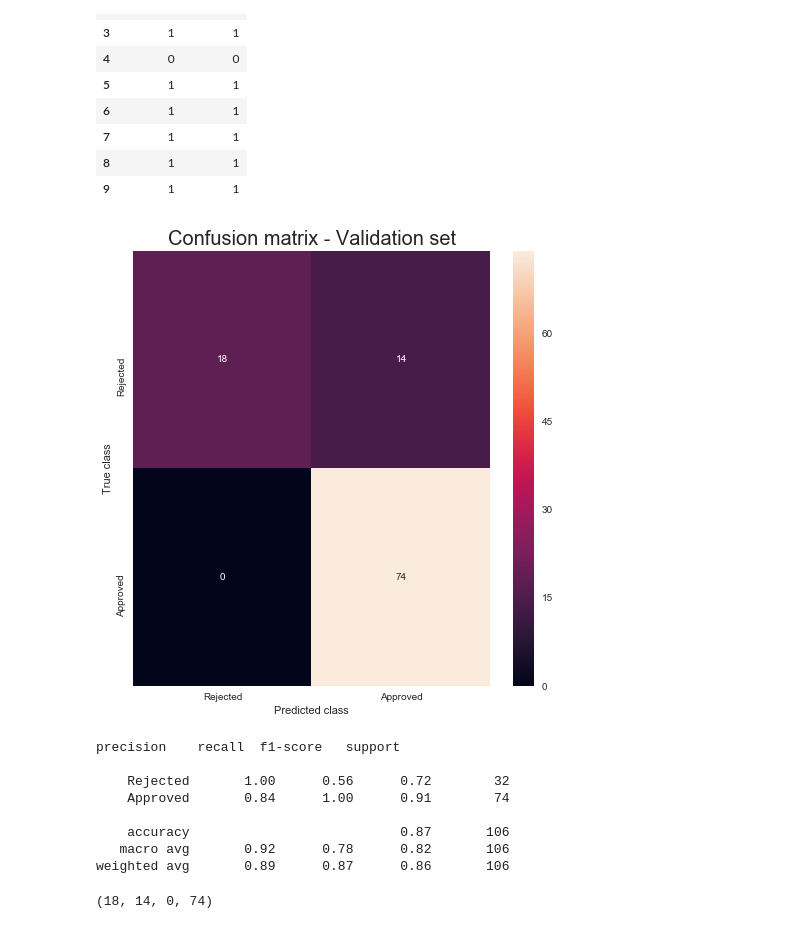
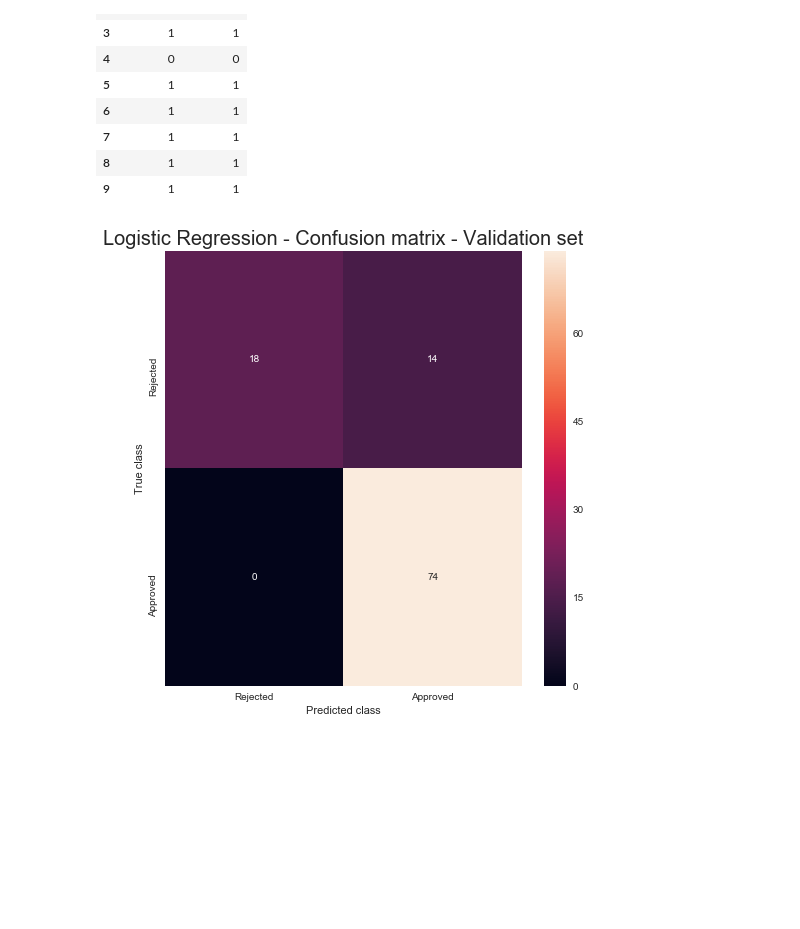
Before and after one commit to lucasthim/loan-prediction, a Jupyter notebook: 03_training_first_models.ipynb, the cells around one changed output. Cells and saved outputs as stored; diff of their text form; code cells hidden in the pictures; blank space fills up the shorter version.

Commit message:
first models done

```diff
--- a/03_training_first_models.ipynb
+++ b/03_training_first_models.ipynb
@@ -83,0 +75,20 @@ X_validation_norm.describe()
+# %%
+def predict(model,X,y):
+    df_result = pd.DataFrame(columns = ['TrueClass','Predicted'])
+    df_result.Predicted = model.predict(X.values)
+    df_result.TrueClass = y.values.ravel()
+    return df_result
+
+def plot_confusion_matrix(df,title,labels = ['Rejected', 'Approved']):
+    conf_matrix = confusion_matrix(df.TrueClass, df.Predicted)
+    plt.figure(figsize=(8, 8))
+    sns.heatmap(conf_matrix, xticklabels=labels, yticklabels=labels, annot=True, fmt="d");
+    plt.title('%s - Confusion matrix - Validation set' %title,fontsize = 20)
+    plt.xlabel('Predicted class')
+    plt.ylabel('True class')
+    plt.show()
+    return conf_matrix.ravel()
+
+def show_performance(df,labels = ['Rejected', 'Approved']):
+    c = classification_report(df.TrueClass, df.Predicted,target_names =labels)
+    print(c)
@@ -91,26 +104,6 @@ LogisticRegression(C=1.0, class_weight=None, dual=False, fit_intercept=True,
                    multi_class='warn', n_jobs=None, penalty='l2',
                    random_state=0, solver='liblinear', tol=0.0001, verbose=1,
                    warm_start=False)
-# %%
-def predict(model,X,y):
-    df_result = pd.DataFrame(columns=['TrueClass','Predicted'])
-    df_result.Predicted = model.predict(X.values)
-    df_result.TrueClass = y.values.ravel()
-    return df_result
-
-def plot_confusion_matrix(df,labels):
-    conf_matrix = confusion_matrix(df.TrueClass, df.Predicted)
-    plt.figure(figsize=(8, 8))
-    sns.heatmap(conf_matrix, xticklabels=labels, yticklabels=labels, annot=True, fmt="d");
-    plt.title('Confusion matrix - Validation set',fontsize = 20)
-    plt.xlabel('Predicted class')
-    plt.ylabel('True class')
-    plt.show()
-    return conf_matrix.ravel()
-
-def show_performance(df,labels):
-    c = classification_report(df.TrueClass, df.Predicted,target_names =labels)
-    print(c)
 # %%
 df_result = predict(lr,X_validation_norm,y_validation)
 df_result.head(10)
@@ -127,20 +120,6 @@ df_result.head(10)
 | 8 | 1 | 1 |
 | 9 | 1 | 1 |
 # %%
-labels = ['Rejected','Approved']
-tn, fp, fn, tp = plot_confusion_matrix(df_result,labels)
-show_performance(df_result,labels)
+tn, fp, fn, tp = plot_confusion_matrix(df_result,'Logistic Regression')
 # %% [output]
-[figure, old version]
+[figure, new version]
-precision    recall  f1-score   support
-
-    Rejected       1.00      0.56      0.72        32
-    Approved       0.84      1.00      0.91        74
-
-    accuracy                           0.87       106
-   macro avg       0.92      0.78      0.82       106
-weighted avg       0.89      0.87      0.86       106
-# %%
-(tn, fp, fn, tp)
-# %% [output]
-(18, 14, 0, 74)
```
Also changed, not shown: parts of 10 cells of this notebook, 2 other files.
